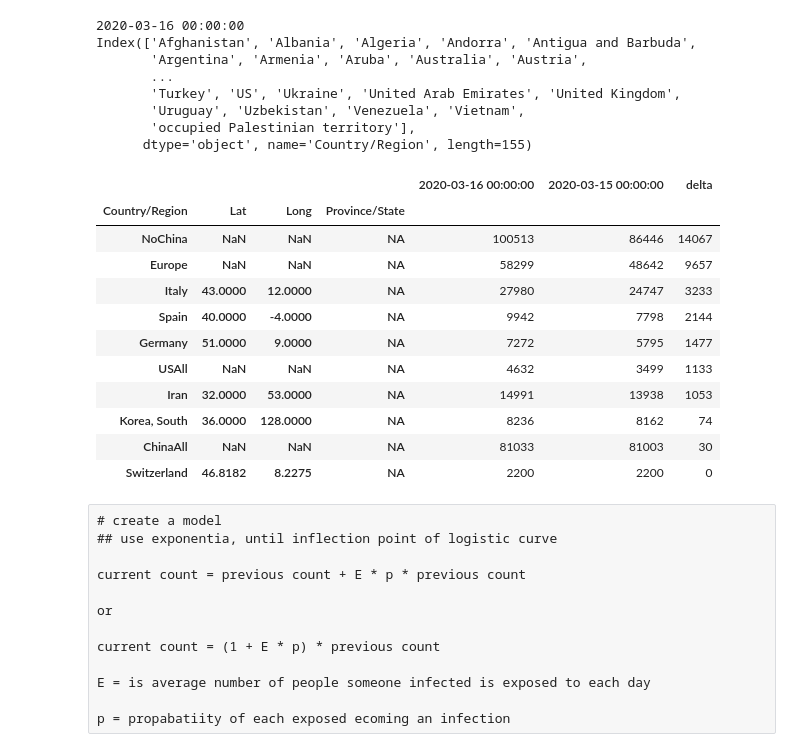
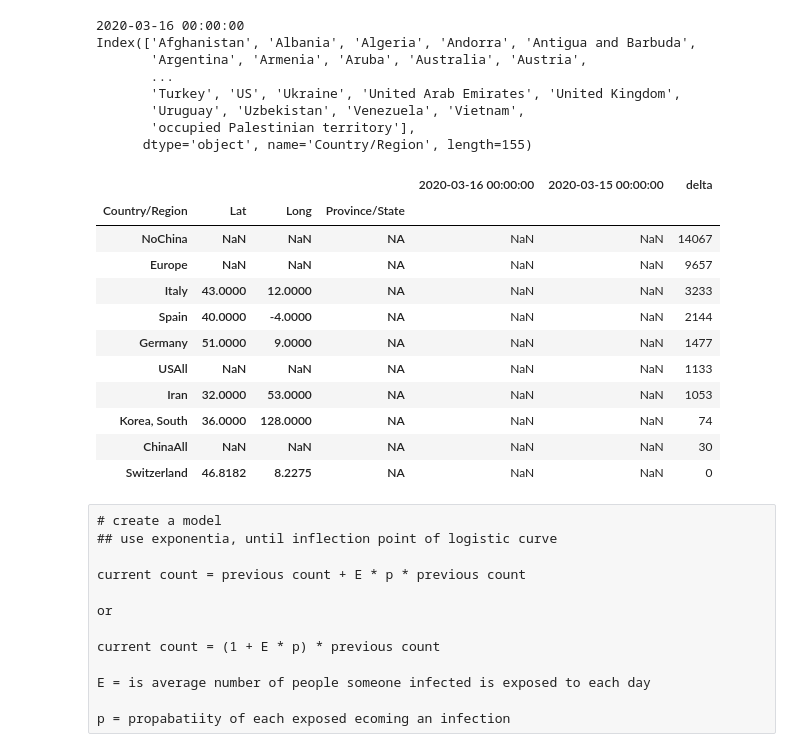
Before and after one commit to raysalem/sars-cov-19, a Jupyter notebook: cov-19.ipynb, the cells around one changed output. Cells and saved outputs as stored; diff of their text form; code cells hidden in the pictures.

```diff
--- a/cov-19.ipynb
+++ b/cov-19.ipynb
@@ -224,34 +224,36 @@ countries={ "NoChina":"NoChina",
 # %%
 # find rows with NA for province/state
 g =data.filter(like="NA",axis=0)
 # find countries with large case counts
 g=g.loc[(g[dt]>1500)]
 
 #g = g.loc[(g[dt]>1000),(data.columns[-1],data.columns[-2])]
 #d = pd.DataFrame(g.loc[:,(data.columns[-1])]-g.loc[:,data.columns[-2]],columns=["delta"])
 #display_side_by_side(g,d)
 dataFocus = pd.DataFrame()
-dataFocus[data.columns[-1]] = g.loc[(g[dt]>1000),(data.columns[-1])]
-dataFocus[data.columns[-2]] = g.loc[(g[dt]>1000),(data.columns[-2])]
+dataFocus[data.columns[-1]] = g.loc[(g[dt]),(data.columns[-1])]
+dataFocus[data.columns[-2]] = g.loc[(g[dt]),(data.columns[-2])]
 dataFocus["delta"]          = g.loc[:,(data.columns[-1])]-g.loc[:,data.columns[-2]]
 display(HTML(dataFocus.sort_values(by="delta",ascending=False).to_html()))
 
 
 # create list of countires to focus on for later processing
 countriesFocused = [data.index.levels[0][i] for i in g.index.labels[0]]
+data[data[dt]>1500]
+countriesFocused = countriesFocused+["France","United Kingdom"]
 # %% [output]
 |  |  |  |  | 2020-03-16 00:00:00 | 2020-03-15 00:00:00 | delta |
 | Country/Region | Lat | Long | Province/State |  |  |  |
-| NoChina | NaN | NaN | NA | 100513 | 86446 | 14067 |
-| Europe | NaN | NaN | NA | 58299 | 48642 | 9657 |
-| Italy | 43.0000 | 12.0000 | NA | 27980 | 24747 | 3233 |
-| Spain | 40.0000 | -4.0000 | NA | 9942 | 7798 | 2144 |
-| Germany | 51.0000 | 9.0000 | NA | 7272 | 5795 | 1477 |
-| USAll | NaN | NaN | NA | 4632 | 3499 | 1133 |
-| Iran | 32.0000 | 53.0000 | NA | 14991 | 13938 | 1053 |
-| Korea, South | 36.0000 | 128.0000 | NA | 8236 | 8162 | 74 |
-| ChinaAll | NaN | NaN | NA | 81033 | 81003 | 30 |
-| Switzerland | 46.8182 | 8.2275 | NA | 2200 | 2200 | 0 |
+| NoChina | NaN | NaN | NA | NaN | NaN | 14067 |
+| Europe | NaN | NaN | NA | NaN | NaN | 9657 |
+| Italy | 43.0000 | 12.0000 | NA | NaN | NaN | 3233 |
+| Spain | 40.0000 | -4.0000 | NA | NaN | NaN | 2144 |
+| Germany | 51.0000 | 9.0000 | NA | NaN | NaN | 1477 |
+| USAll | NaN | NaN | NA | NaN | NaN | 1133 |
+| Iran | 32.0000 | 53.0000 | NA | NaN | NaN | 1053 |
+| Korea, South | 36.0000 | 128.0000 | NA | NaN | NaN | 74 |
+| ChinaAll | NaN | NaN | NA | NaN | NaN | 30 |
+| Switzerland | 46.8182 | 8.2275 | NA | NaN | NaN | 0 |
 # %% [raw]
 # create a model
 ## use exponentia, until inflection point of logistic curve
```
Also changed, not shown: parts of 5 cells of this notebook.
